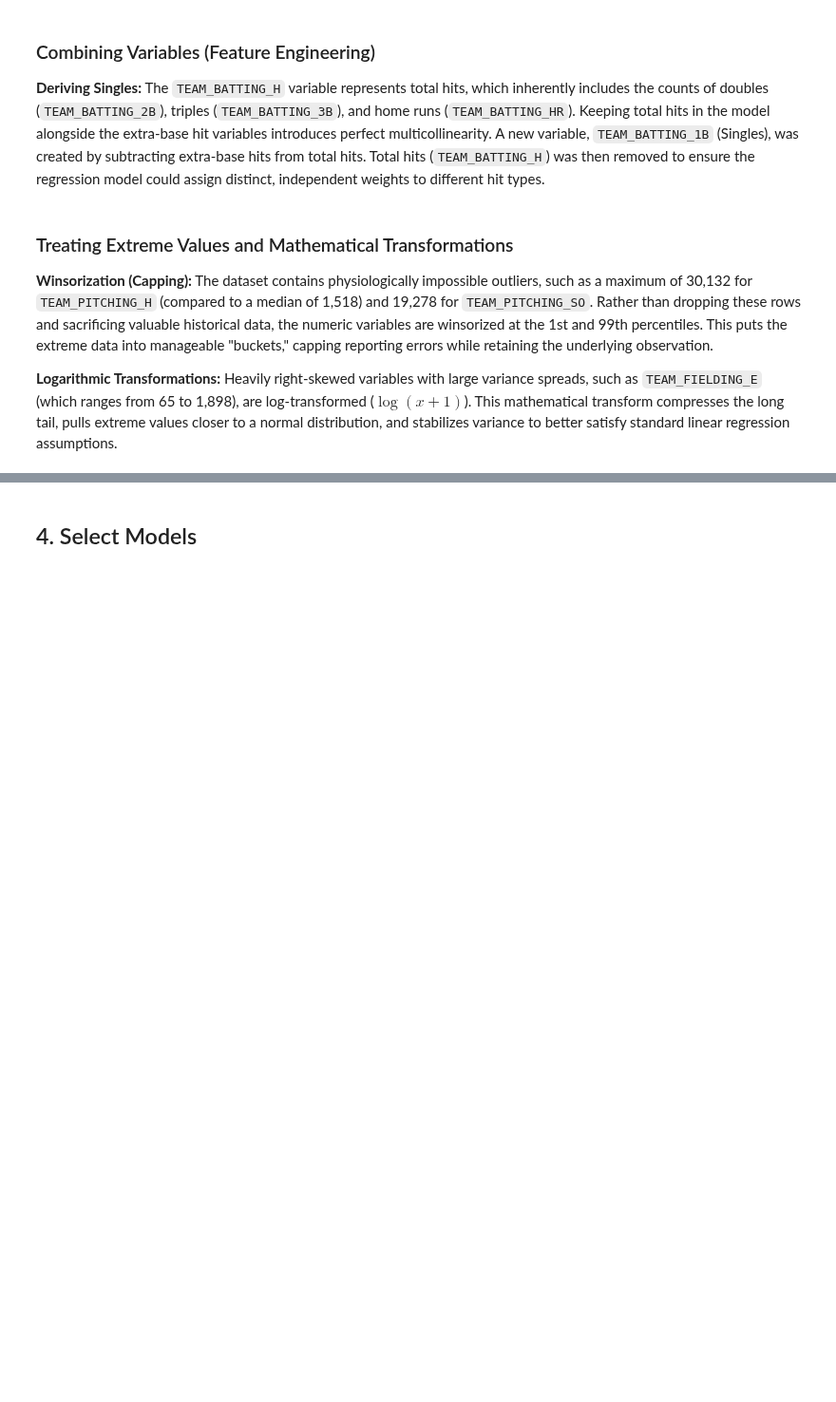
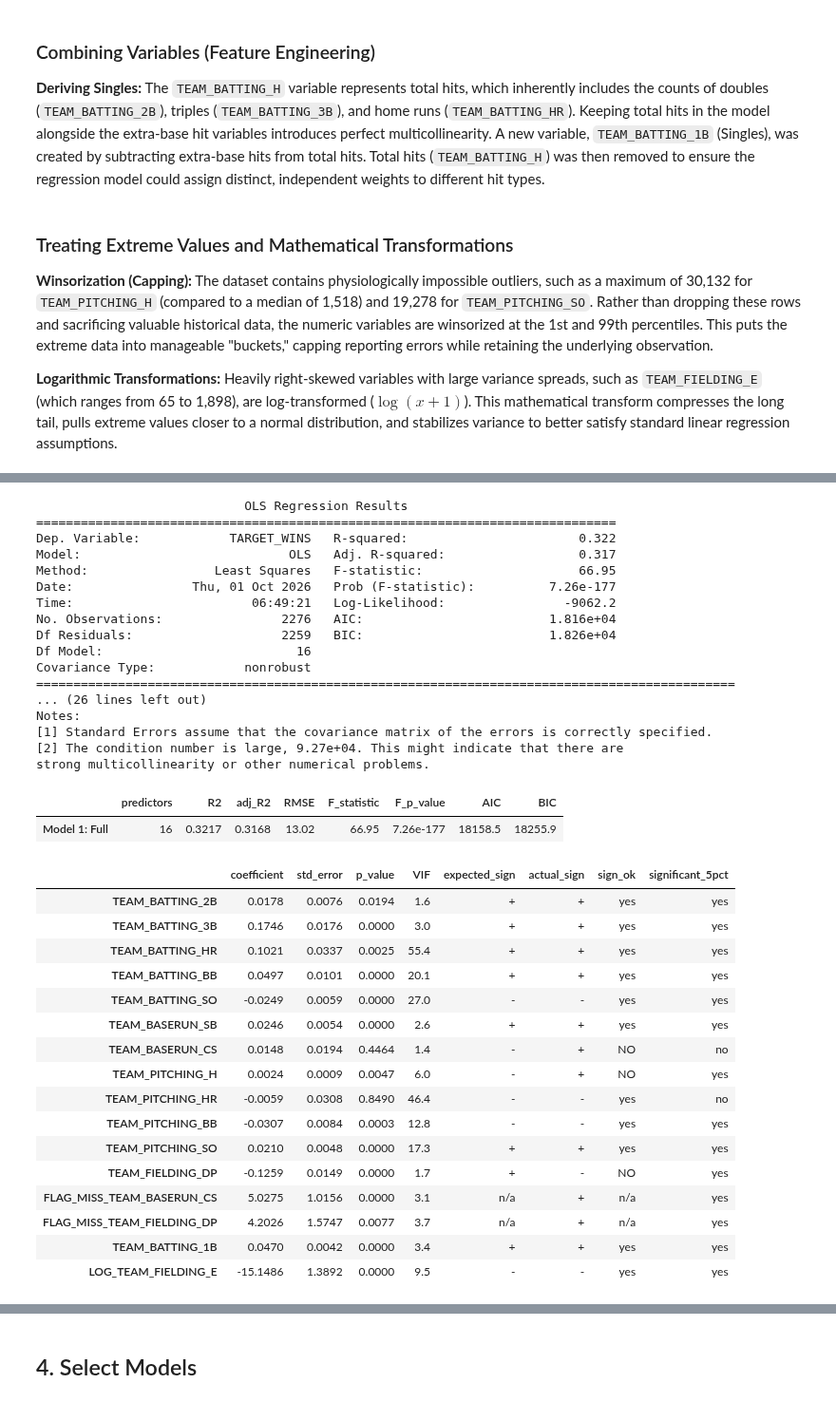
Before and after one commit to alinsimon/data621-data-mining, a Jupyter notebook: homeworks/hw01/notebooks/hw01_moneyball_analysis_python.ipynb, the cells around one changed output, grey strips where cells are left out. Shown at 95% size. Cells and saved outputs as stored; diff of their text form; code cells hidden in the pictures; blank space fills up the shorter version.

```diff
--- a/homeworks/hw01/notebooks/hw01_moneyball_analysis_python.ipynb
+++ b/homeworks/hw01/notebooks/hw01_moneyball_analysis_python.ipynb
@@ -444,0 +515,48 @@ memory usage: 320.2 KB
+# %%
+# model 1: every prepared predictor
+model1_predictors = [
+    col for col in training.columns
+    if col not in ["INDEX", "TARGET_WINS"]
+]
+model1 = fit_model(model1_predictors, training)
+
+print(model1.summary())
+display(fit_statistics(model1, "Model 1: Full"))
+display(coefficient_table(model1))
+# %% [output]
+                            OLS Regression Results
+==============================================================================
+Dep. Variable:            TARGET_WINS   R-squared:                       0.322
+Model:                            OLS   Adj. R-squared:                  0.317
+Method:                 Least Squares   F-statistic:                     66.95
+Date:                Thu, 01 Oct 2026   Prob (F-statistic):          7.26e-177
+Time:                        06:49:21   Log-Likelihood:                -9062.2
+No. Observations:                2276   AIC:                         1.816e+04
+Df Residuals:                    2259   BIC:                         1.826e+04
+Df Model:                          16
+Covariance Type:            nonrobust
+==============================================================================================
+... (26 lines left out)
+Notes:
+[1] Standard Errors assume that the covariance matrix of the errors is correctly specified.
+[2] The condition number is large, 9.27e+04. This might indicate that there are
+strong multicollinearity or other numerical problems.
+|  | predictors | R2 | adj_R2 | RMSE | F_statistic | F_p_value | AIC | BIC |
+| Model 1: Full | 16 | 0.3217 | 0.3168 | 13.02 | 66.95 | 7.26e-177 | 18158.5 | 18255.9 |
+|  | coefficient | std_error | p_value | VIF | expected_sign | actual_sign | sign_ok | significant_5pct |
+| TEAM_BATTING_2B | 0.0178 | 0.0076 | 0.0194 | 1.6 | + | + | yes | yes |
+| TEAM_BATTING_3B | 0.1746 | 0.0176 | 0.0000 | 3.0 | + | + | yes | yes |
+| TEAM_BATTING_HR | 0.1021 | 0.0337 | 0.0025 | 55.4 | + | + | yes | yes |
+| TEAM_BATTING_BB | 0.0497 | 0.0101 | 0.0000 | 20.1 | + | + | yes | yes |
+| TEAM_BATTING_SO | -0.0249 | 0.0059 | 0.0000 | 27.0 | - | - | yes | yes |
+| TEAM_BASERUN_SB | 0.0246 | 0.0054 | 0.0000 | 2.6 | + | + | yes | yes |
+| TEAM_BASERUN_CS | 0.0148 | 0.0194 | 0.4464 | 1.4 | - | + | NO | no |
+| TEAM_PITCHING_H | 0.0024 | 0.0009 | 0.0047 | 6.0 | - | + | NO | yes |
+| TEAM_PITCHING_HR | -0.0059 | 0.0308 | 0.8490 | 46.4 | - | - | yes | no |
+| TEAM_PITCHING_BB | -0.0307 | 0.0084 | 0.0003 | 12.8 | - | - | yes | yes |
+| TEAM_PITCHING_SO | 0.0210 | 0.0048 | 0.0000 | 17.3 | + | + | yes | yes |
+| TEAM_FIELDING_DP | -0.1259 | 0.0149 | 0.0000 | 1.7 | + | - | NO | yes |
+| FLAG_MISS_TEAM_BASERUN_CS | 5.0275 | 1.0156 | 0.0000 | 3.1 | n/a | + | n/a | yes |
+| FLAG_MISS_TEAM_FIELDING_DP | 4.2026 | 1.5747 | 0.0077 | 3.7 | n/a | + | n/a | yes |
+| TEAM_BATTING_1B | 0.0470 | 0.0042 | 0.0000 | 3.4 | + | + | yes | yes |
+| LOG_TEAM_FIELDING_E | -15.1486 | 1.3892 | 0.0000 | 9.5 | - | - | yes | yes |
```
Also changed, not shown: parts of 25 cells of this notebook, 1 other file.
